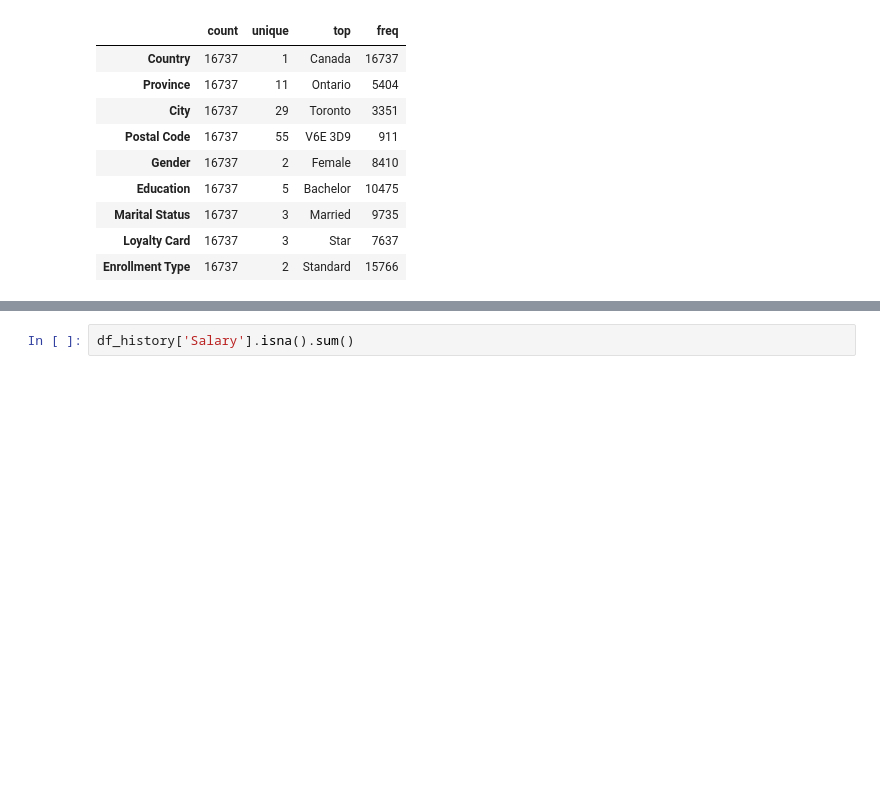
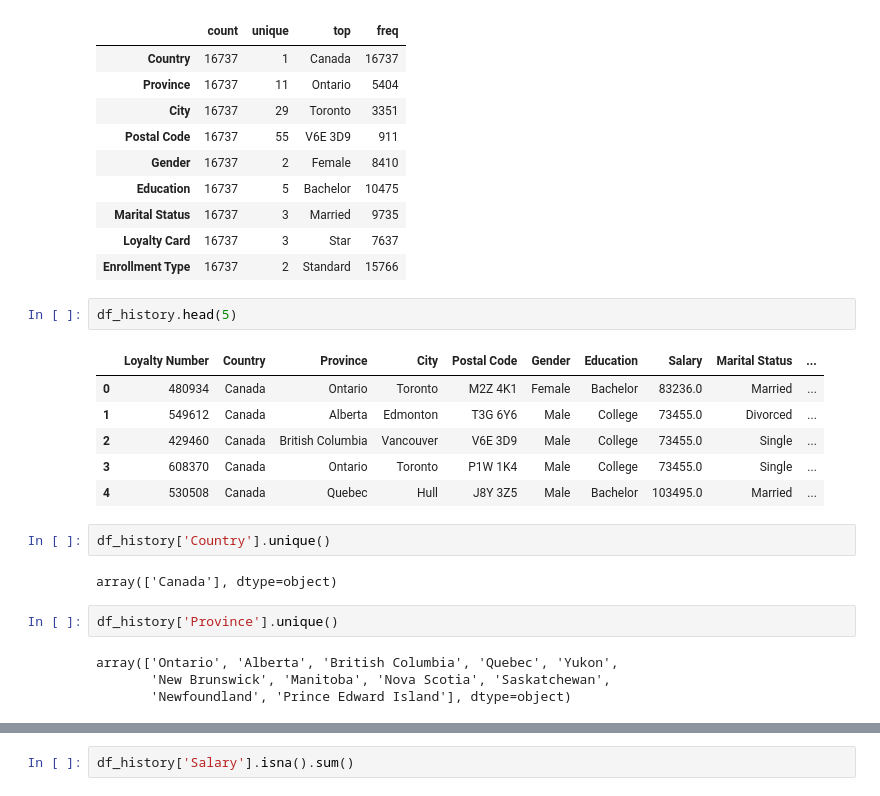
Before and after one commit to Adalab/bda-modulo-3-evaluacion-final-patrimerchan, a Jupyter notebook: Evaluacion_Final_Modulo_3.ipynb, the cells around one changed output, grey strips where cells are left out. Saved outputs shown, nothing was run; the diff lists cells and outputs as text; blank space fills up the shorter version.

```diff
--- a/Evaluacion_Final_Modulo_3.ipynb
+++ b/Evaluacion_Final_Modulo_3.ipynb
@@ -453,3 +455,22 @@ df_history.describe(include='O').T
 | Marital Status | 16737 | 3 | Married | 9735 |
 | Loyalty Card | 16737 | 3 | Star | 7637 |
 | Enrollment Type | 16737 | 2 | Standard | 15766 |
+# %%
+df_history.head(5)
+# %% [output]
+|  | Loyalty Number | Country | Province | City | Postal Code | Gender | Education | Salary | Marital Status | ... |
+| 0 | 480934 | Canada | Ontario | Toronto | M2Z 4K1 | Female | Bachelor | 83236.0 | Married | ... |
+| 1 | 549612 | Canada | Alberta | Edmonton | T3G 6Y6 | Male | College | 73455.0 | Divorced | ... |
+| 2 | 429460 | Canada | British Columbia | Vancouver | V6E 3D9 | Male | College | 73455.0 | Single | ... |
+| 3 | 608370 | Canada | Ontario | Toronto | P1W 1K4 | Male | College | 73455.0 | Single | ... |
+| 4 | 530508 | Canada | Quebec | Hull | J8Y 3Z5 | Male | Bachelor | 103495.0 | Married | ... |
+# %%
+df_history['Country'].unique()
+# %% [output]
+array(['Canada'], dtype=object)
+# %%
+df_history['Province'].unique()
+# %% [output]
+array(['Ontario', 'Alberta', 'British Columbia', 'Quebec', 'Yukon',
+       'New Brunswick', 'Manitoba', 'Nova Scotia', 'Saskatchewan',
+       'Newfoundland', 'Prince Edward Island'], dtype=object)
```
Also changed, not shown: parts of 55 cells of this notebook, 2 other files.
